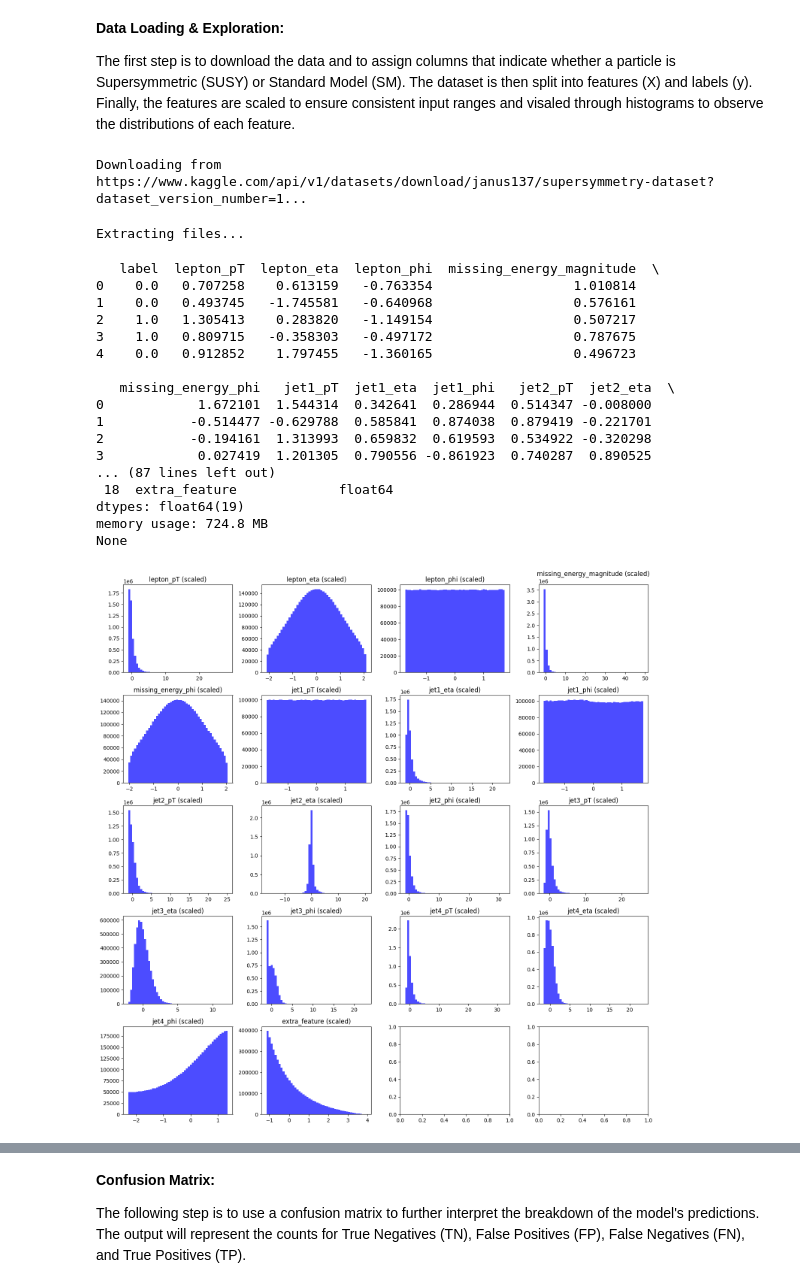
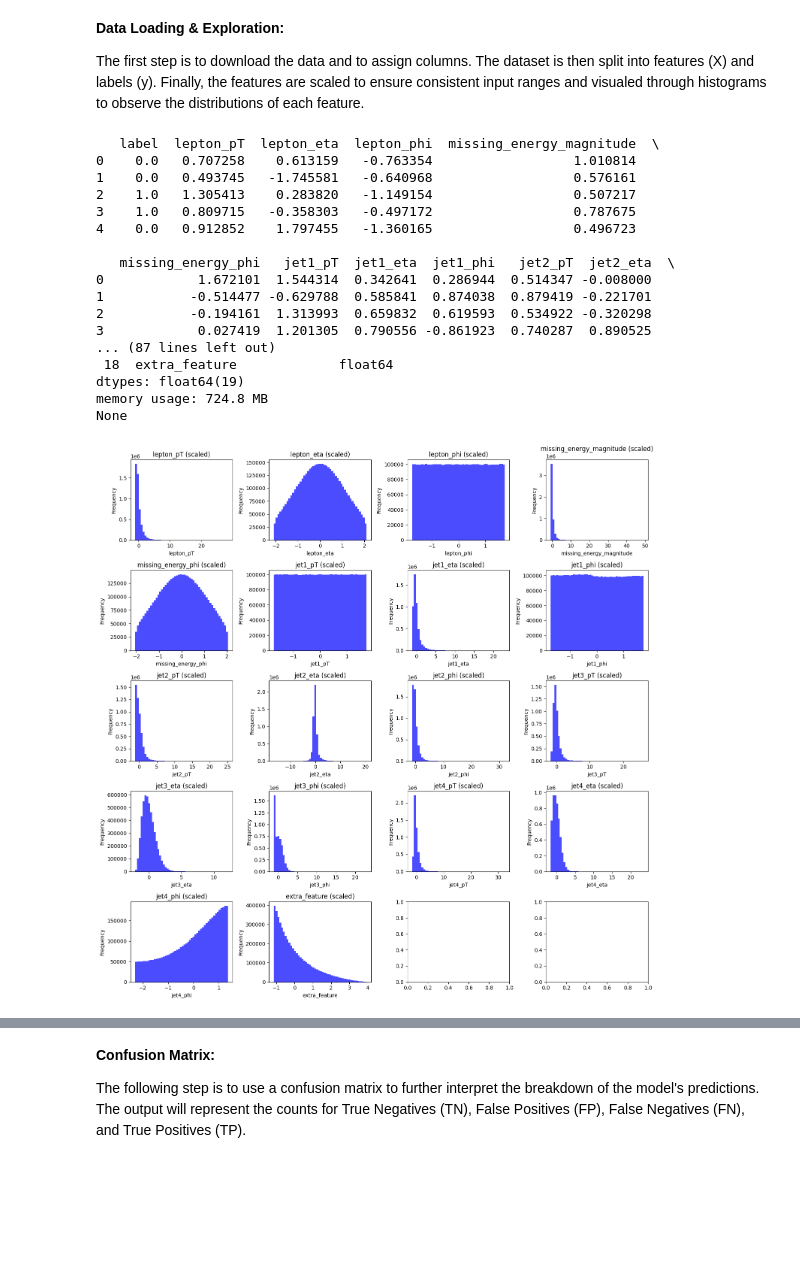
Before and after one commit to fariyanalam/Projects, a Jupyter notebook: PHYS152_Final_Project.ipynb, the cells around one changed output, grey strips where cells are left out. Saved outputs shown, nothing was run; the diff lists cells and outputs as text; code cells hidden in the pictures; blank space fills up the shorter version.

```diff
--- a/PHYS152_Final_Project.ipynb
+++ b/PHYS152_Final_Project.ipynb
@@ -14,7 +14,7 @@ This project will utilize the [Supersymmetry (SUSY) Dataset](https://www.kaggle.
 # %% [markdown]
 **Data Loading & Exploration:**
 
-The first step is to download the data and to assign columns that indicate whether a particle is Supersymmetric (SUSY) or Standard Model (SM). The dataset is then split into features (X) and labels (y). Finally, the features are scaled to ensure consistent input ranges and visaled through histograms to observe the distributions of each feature.
+The first step is to download the data and to assign columns. The dataset is then split into features (X) and labels (y). Finally, the features are scaled to ensure consistent input ranges and visualed through histograms to observe the distributions of each feature.
 # %%
 import os
 import pandas as pd
@@ -23,74 +23,74 @@ from sklearn.model_selection import train_test_split
 from sklearn.preprocessing import StandardScaler
 import kagglehub
 
-#Downloading the latest version of the dataset
+#Downloading the dataset
 path = kagglehub.dataset_download("janus137/supersymmetry-dataset")
 dataset_path = "/root/.cache/kagglehub/datasets/janus137/supersymmetry-dataset/versions/1/supersymmetry_dataset.csv"
 
-data = pd.read_csv(dataset_path, header=0)
+data = pd.read_csv(dataset_path, header = 0)
 
-#Assigning columns
+#Assigning columns, which are defined in the original dataset
 data.columns = [
     'label',
     'lepton_pT', 'lepton_eta', 'lepton_phi',
     'missing_energy_magnitude', 'missing_energy_phi',
     'jet1_pT', 'jet1_eta', 'jet1_phi',
     'jet2_pT', 'jet2_eta', 'jet2_phi',
     'jet3_pT', 'jet3_eta', 'jet3_phi',
     'jet4_pT', 'jet4_eta', 'jet4_phi',
     'extra_feature'
 ]
 
 print(data.head())
 print(data.describe())
 print(data.info())
 
-#Define features (X) and labels (y)
+#Defining the features (X) and labels (y)
 X = data.iloc[:, 1:]
 y = data.iloc[:, 0]
 
-X_train, X_test, y_train, y_test = train_test_split(X, y, test_size=10000, random_state=42)
+X_train, X_test, y_train, y_test = train_test_split(X, y, test_size = 10000, random_state = 42)
 
-#Scaling features
+#Scaling the features
 scaler = StandardScaler()
 X_train_scaled = scaler.fit_transform(X_train)
 X_test_scaled = scaler.transform(X_test)
 
-y_train, y_test = y_train.reset_index(drop=True), y_test.reset_index(drop=True)
+y_train, y_test = y_train.reset_index(drop = True), y_test.reset_index(drop = True)
 
-X_train_scaled_df = pd.DataFrame(X_train_scaled, columns=X_train.columns)
+X_train_scaled_df = pd.DataFrame(X_train_scaled, columns = X_train.columns)
 
-#Visualizing the distributions of all scaled features
-fig, axs = plt.subplots(5, 4, figsize=(15, 15))
+#Visualizing the distributions of all scaled features with axis labels
+fig, axs = plt.subplots(5, 4, figsize = (15, 15))
 axs = axs.flatten()
 
 for i, col in enumerate(X_train_scaled_df.columns):
-    axs[i].hist(X_train_scaled_df[col], bins=50, color='blue', alpha=0.7)
+    axs[i].hist(X_train_scaled_df[col], bins = 50, color = 'blue', alpha = 0.7)
     axs[i].set_title(f'{col} (scaled)')
+    axs[i].set_xlabel(col)
+    axs[i].set_ylabel('Frequency')
 
 plt.tight_layout()
 plt.show()
 # %% [output]
-Downloading from https://www.kaggle.com/api/v1/datasets/download/janus137/supersymmetry-dataset?dataset_version_number=1...
+   label  lepton_pT  lepton_eta  lepton_phi  missing_energy_magnitude  \
+0    0.0   0.707258    0.613159   -0.763354                  1.010814
+1    0.0   0.493745   -1.745581   -0.640968                  0.576161
+2    1.0   1.305413    0.283820   -1.149154                  0.507217
+3    1.0   0.809715   -0.358303   -0.497172                  0.787675
+4    0.0   0.912852    1.797455   -1.360165                  0.496723
+
+   missing_energy_phi   jet1_pT  jet1_eta  jet1_phi   jet2_pT  jet2_eta  \
+0            1.672101  1.544314  0.342641  0.286944  0.514347 -0.008000
+1           -0.514477 -0.629788  0.585841  0.874038  0.879419 -0.221701
+2           -0.194161  1.313993  0.659832  0.619593  0.534922 -0.320298
+3            0.027419  1.201305  0.790556 -0.861923  0.740287  0.890525
+... (87 lines left out)
+ 18  extra_feature             float64
+dtypes: float64(19)
+memory usage: 724.8 MB
+None
-Extracting files...
-   label  lepton_pT  lepton_eta  lepton_phi  missing_energy_magnitude  \
-0    0.0   0.707258    0.613159   -0.763354                  1.010814
-1    0.0   0.493745   -1.745581   -0.640968                  0.576161
-2    1.0   1.305413    0.283820   -1.149154                  0.507217
-3    1.0   0.809715   -0.358303   -0.497172                  0.787675
-4    0.0   0.912852    1.797455   -1.360165                  0.496723
-
-   missing_energy_phi   jet1_pT  jet1_eta  jet1_phi   jet2_pT  jet2_eta  \
-0            1.672101  1.544314  0.342641  0.286944  0.514347 -0.008000
-1           -0.514477 -0.629788  0.585841  0.874038  0.879419 -0.221701
-2           -0.194161  1.313993  0.659832  0.619593  0.534922 -0.320298
-3            0.027419  1.201305  0.790556 -0.861923  0.740287  0.890525
-... (87 lines left out)
- 18  extra_feature             float64
-dtypes: float64(19)
-memory usage: 724.8 MB
-None
-[figure, old version]
+[figure, new version]
 # %% [markdown]
 **Interpretation:**
 
```
Also changed, not shown: parts of 24 cells of this notebook.
